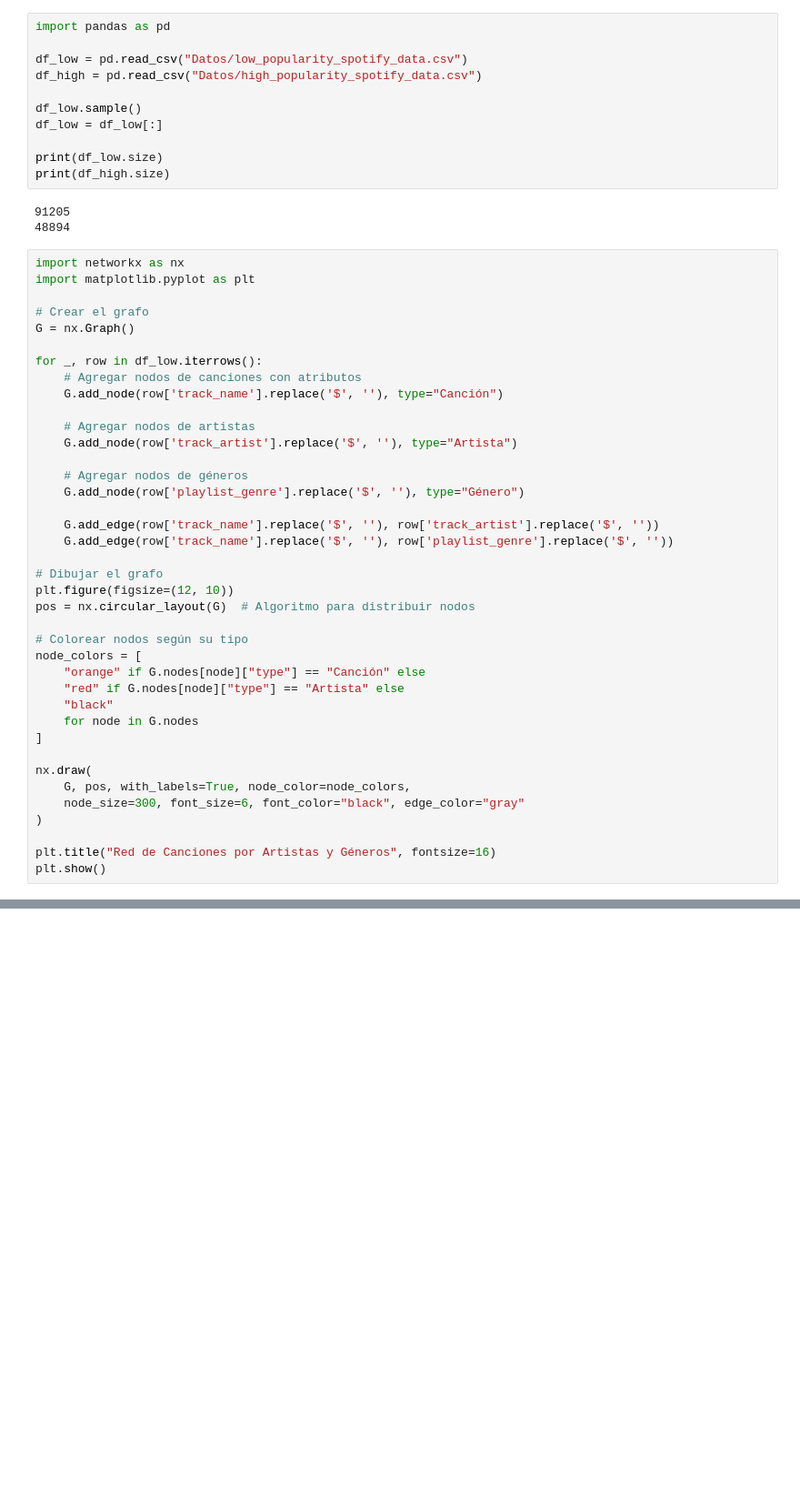
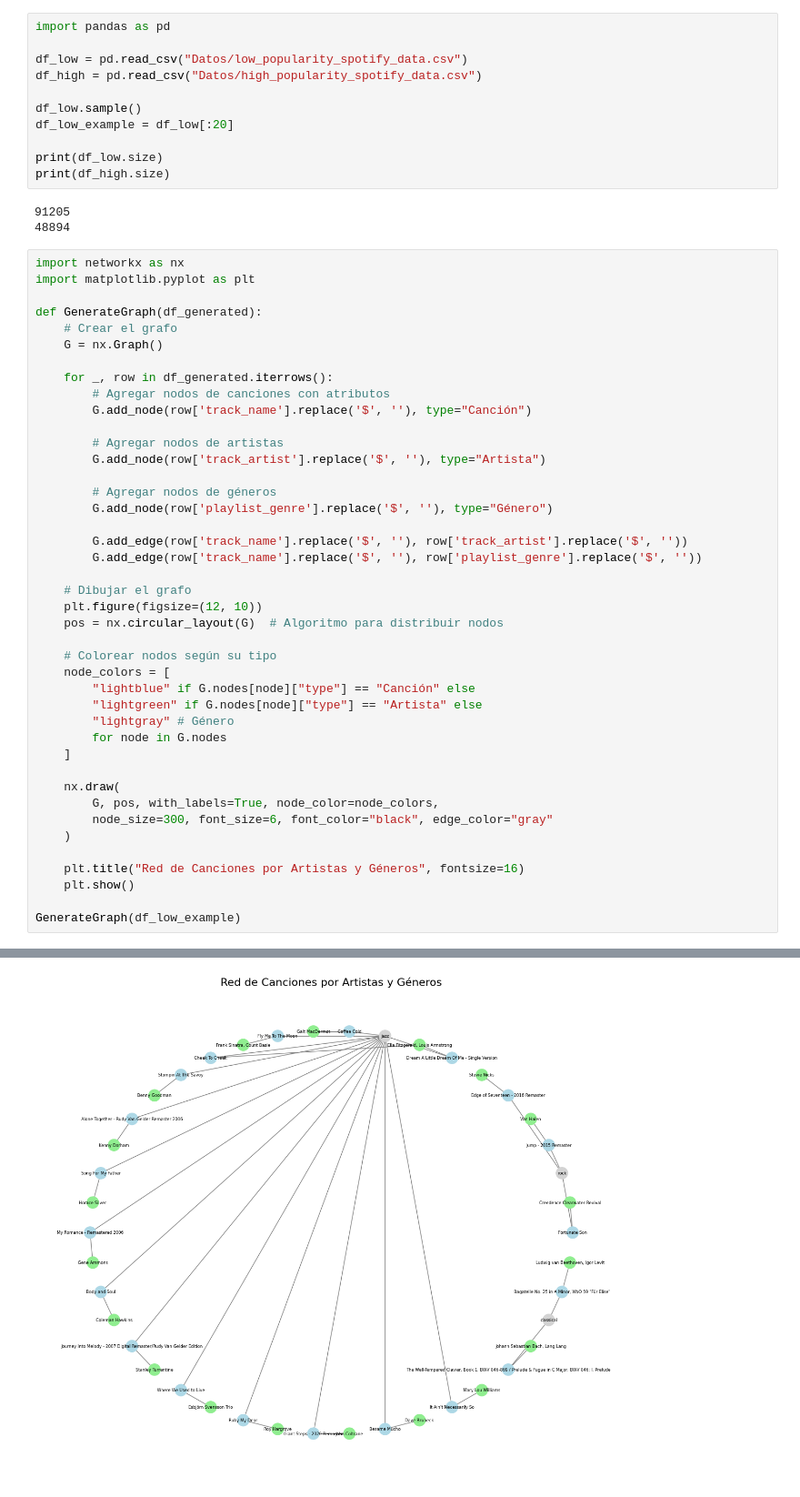
Before and after one commit to GabrielEdreira/Tareas_PRIA, a Jupyter notebook: Boletines/Bloque6/Grafo.ipynb, the cells around one changed output, grey strips where cells are left out. Shown at 91% size. Saved outputs shown, nothing was run; the diff lists cells and outputs as text; blank space fills up the shorter version.

```diff
--- a/Boletines/Bloque6/Grafo.ipynb
+++ b/Boletines/Bloque6/Grafo.ipynb
@@ -12,7 +12,7 @@ df_low = pd.read_csv("Datos/low_popularity_spotify_data.csv")
 df_high = pd.read_csv("Datos/high_popularity_spotify_data.csv")
 
 df_low.sample()
-df_low = df_low[:]
+df_low_example = df_low[:20]
 
 print(df_low.size)
 print(df_high.size)
@@ -23,39 +23,42 @@ print(df_high.size)
 import networkx as nx
 import matplotlib.pyplot as plt
 
-# Crear el grafo
-G = nx.Graph()
+def GenerateGraph(df_generated):
+    # Crear el grafo
+    G = nx.Graph()
 
-for _, row in df_low.iterrows():
-    # Agregar nodos de canciones con atributos
-    G.add_node(row['track_name'].replace('$', ''), type="Canción")
+    for _, row in df_generated.iterrows():
+        # Agregar nodos de canciones con atributos
+        G.add_node(row['track_name'].replace('$', ''), type="Canción")
 
-    # Agregar nodos de artistas
-    G.add_node(row['track_artist'].replace('$', ''), type="Artista")
+        # Agregar nodos de artistas
+        G.add_node(row['track_artist'].replace('$', ''), type="Artista")
 
-    # Agregar nodos de géneros
-    G.add_node(row['playlist_genre'].replace('$', ''), type="Género")
+        # Agregar nodos de géneros
+        G.add_node(row['playlist_genre'].replace('$', ''), type="Género")
 
-    G.add_edge(row['track_name'].replace('$', ''), row['track_artist'].replace('$', ''))
-    G.add_edge(row['track_name'].replace('$', ''), row['playlist_genre'].replace('$', ''))
+        G.add_edge(row['track_name'].replace('$', ''), row['track_artist'].replace('$', ''))
+        G.add_edge(row['track_name'].replace('$', ''), row['playlist_genre'].replace('$', ''))
 
-# Dibujar el grafo
-plt.figure(figsize=(12, 10))
-pos = nx.circular_layout(G)  # Algoritmo para distribuir nodos
+    # Dibujar el grafo
+    plt.figure(figsize=(12, 10))
+    pos = nx.circular_layout(G)  # Algoritmo para distribuir nodos
 
-# Colorear nodos según su tipo
-node_colors = [
-    "orange" if G.nodes[node]["type"] == "Canción" else
-    "red" if G.nodes[node]["type"] == "Artista" else
-    "black"
-    for node in G.nodes
-]
+    # Colorear nodos según su tipo
+    node_colors = [
+        "lightblue" if G.nodes[node]["type"] == "Canción" else
+        "lightgreen" if G.nodes[node]["type"] == "Artista" else
+        "lightgray" # Género
+        for node in G.nodes
+    ]
 
-nx.draw(
-    G, pos, with_labels=True, node_color=node_colors,
-    node_size=300, font_size=6, font_color="black", edge_color="gray"
-)
+    nx.draw(
+        G, pos, with_labels=True, node_color=node_colors,
+        node_size=300, font_size=6, font_color="black", edge_color="gray"
+    )
 
-plt.title("Red de Canciones por Artistas y Géneros", fontsize=16)
-plt.show()
+    plt.title("Red de Canciones por Artistas y Géneros", fontsize=16)
+    plt.show()
+
+GenerateGraph(df_low_example)
 # %% [output]
@@ -62,0 +65 @@ NameError: name 'df_low' is not defined
+[figure, added]
```
Also changed, not shown: parts of 2 cells of this notebook, 4 other files.
